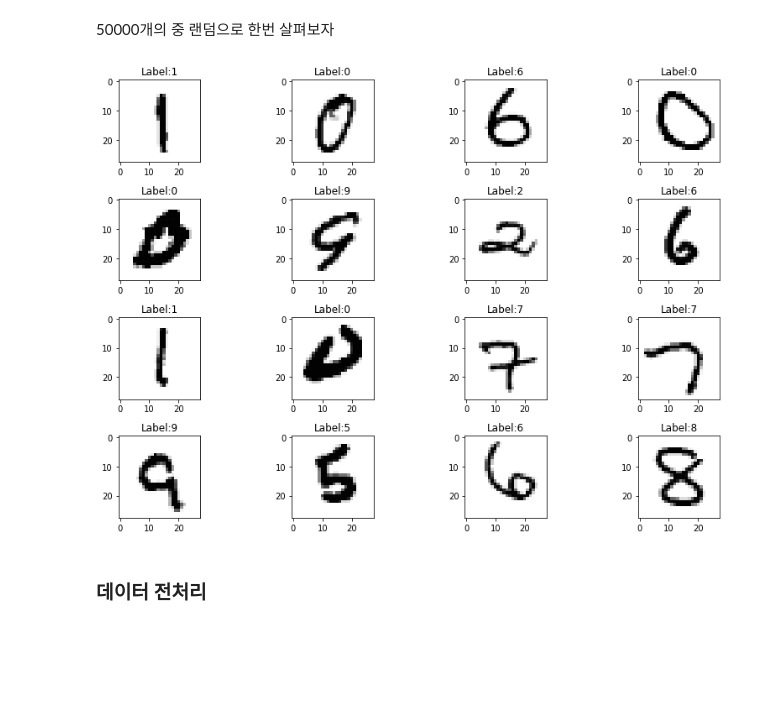
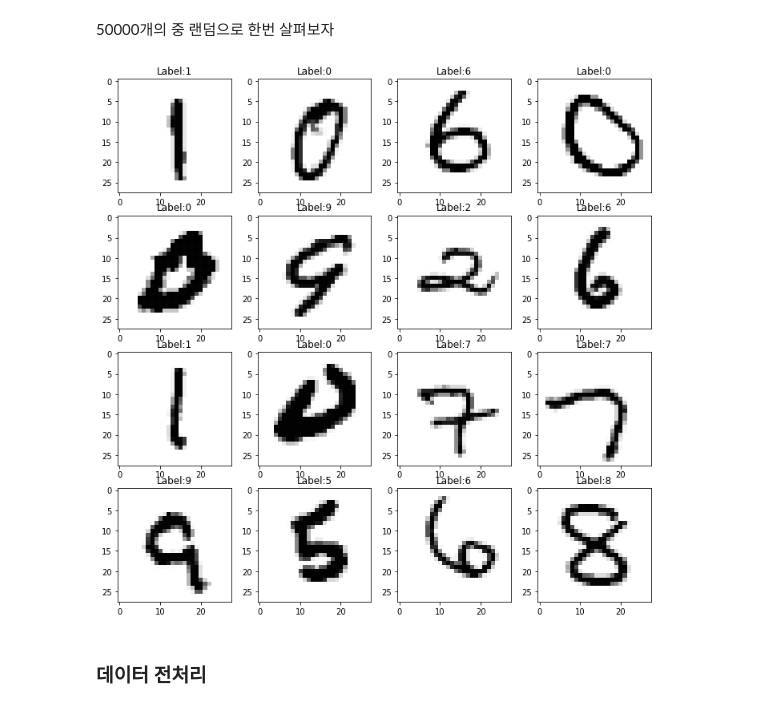
Before and after one commit to minsuk-sung/intel-image-classification, a Jupyter notebook: Lecture02 - MNIST.ipynb, the cells around one changed output. Cells and saved outputs as stored; diff of their text form; code cells hidden in the pictures; blank space fills up the shorter version.

Commit message:
Remove tight_layout function and Change Figsize

```diff
--- a/Lecture02 - MNIST.ipynb
+++ b/Lecture02 - MNIST.ipynb
@@ -192,24 +192,23 @@ plt.show()
 # %%
 # 재연성을 위하여 랜덤시드 고정
 np.random.seed(1234)
 
 # random 함수를 통해서 임의의 16개 데이터 가져오기
 samples = np.random.randint(0,len(X_train)+1,size=16)
 
 # MNIST를 그릴 Figure 준비
-plt.figure(figsize=(12,8))
+plt.figure(figsize=(12,12))
 
 # 16개의 이미지 시각화
 for count, n in enumerate(samples,start=1):
     plt.subplot(4, 4, count)
     plt.imshow(X_train[n], cmap='Greys', interpolation='nearest')
     label_name = "Label:" + str(y_train[n])
     plt.title(label_name)
 
-plt.tight_layout()
 plt.show()
 # %% [output]
-[figure, old version]
+[figure, new version]
 # %% [markdown]
 ### 데이터 전처리
 # %%
```
Also changed, not shown: parts of 11 cells of this notebook.
